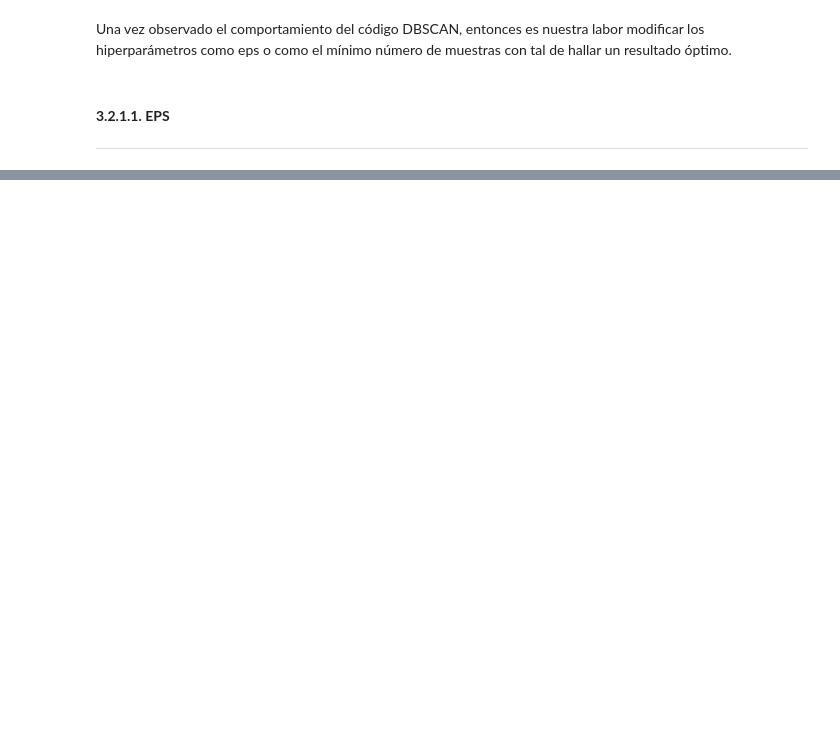
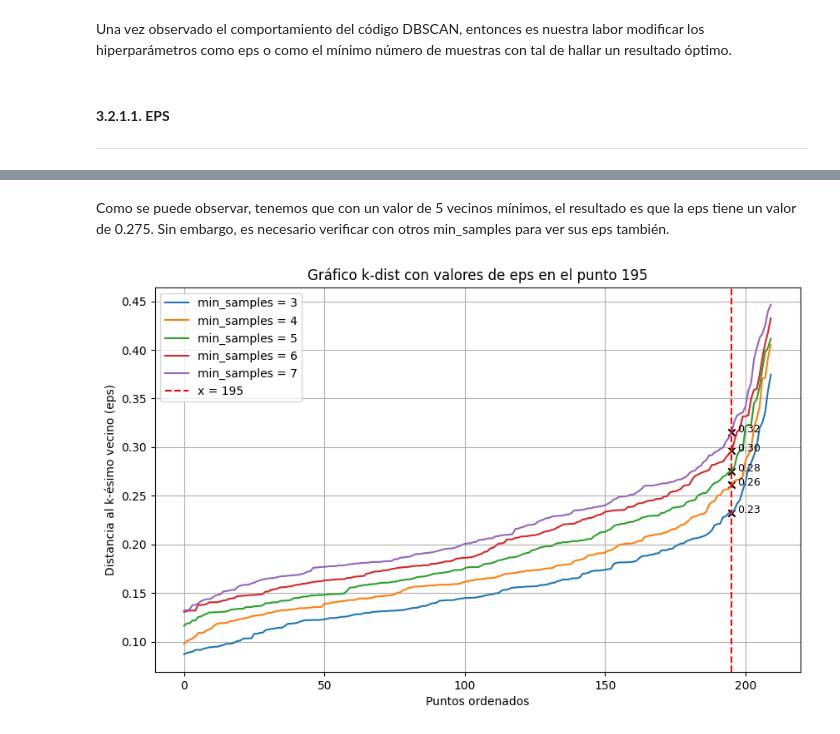
Before and after one commit to 100477706/Proyecto2_Aprendizaje, a Jupyter notebook: Clustering_27.ipynb, the cells around one changed output, grey strips where cells are left out. Saved outputs shown, nothing was run; the diff lists cells and outputs as text; code cells hidden in the pictures; blank space fills up the shorter version.

```diff
--- a/Clustering_27.ipynb
+++ b/Clustering_27.ipynb
@@ -742,0 +747,33 @@ Una vez observado el comportamiento del código DBSCAN, entonces es nuestra labo
+# %% [markdown]
+Como se puede observar, tenemos que con un valor de 5 vecinos mínimos, el resultado es que la eps tiene un valor de 0.275. Sin embargo, es necesario verificar con otros min_samples para ver sus eps también.
+# %%
+x_point = 195  # Punto a marcar
+
+plt.figure(figsize=(10, 6))
+
+for min_samples in [3, 4, 5, 6, 7]:
+    nn = NearestNeighbors(n_neighbors=min_samples)
+    nn.fit(X_scaled)
+    distances, _ = nn.kneighbors(X_scaled)
+    sorted_distances = np.sort(distances[:, min_samples - 1])
+
+    # Valor de eps en ese punto
+    y_value = sorted_distances[x_point]
+
+    # Graficar la curva k-dist
+    plt.plot(sorted_distances, label=f'min_samples = {min_samples}')
+
+    # Marcar punto 195 con una cruz
+    plt.scatter(x_point, y_value, color='black', marker='x')
+    plt.text(x_point + 2, y_value, f"{y_value:.2f}", fontsize=9)
+
+# Añadir líneas guías generales (solo una vez)
+plt.axvline(x=x_point, color='r', linestyle='--', label='x = 195')
+plt.title('Gráfico k-dist con valores de eps en el punto 195')
+plt.xlabel('Puntos ordenados')
+plt.ylabel('Distancia al k-ésimo vecino (eps)')
+plt.grid(True)
+plt.legend()
+plt.show()
+# %% [output]
+[figure, added]
```
Also changed, not shown: parts of 9 cells of this notebook.
